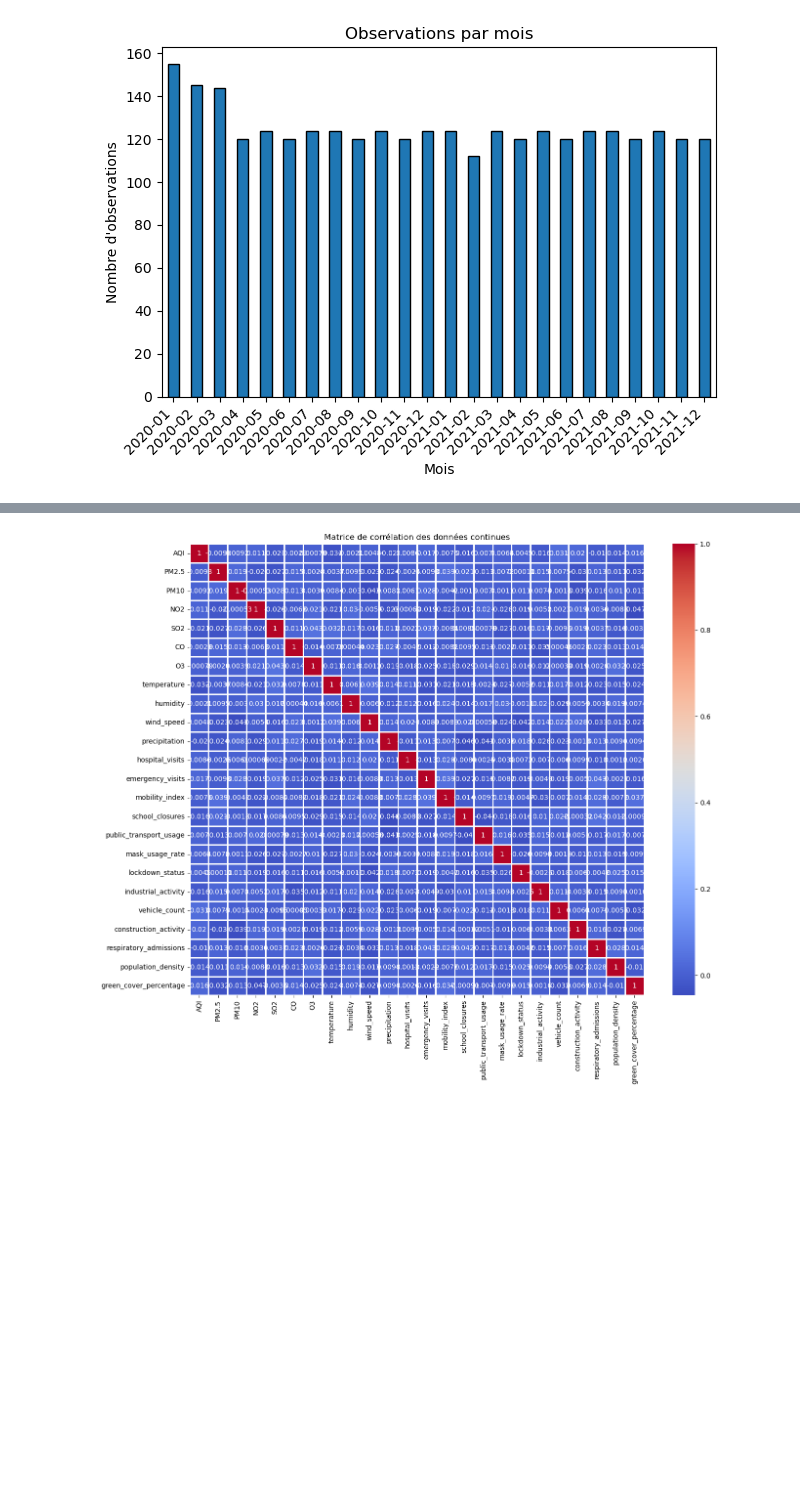
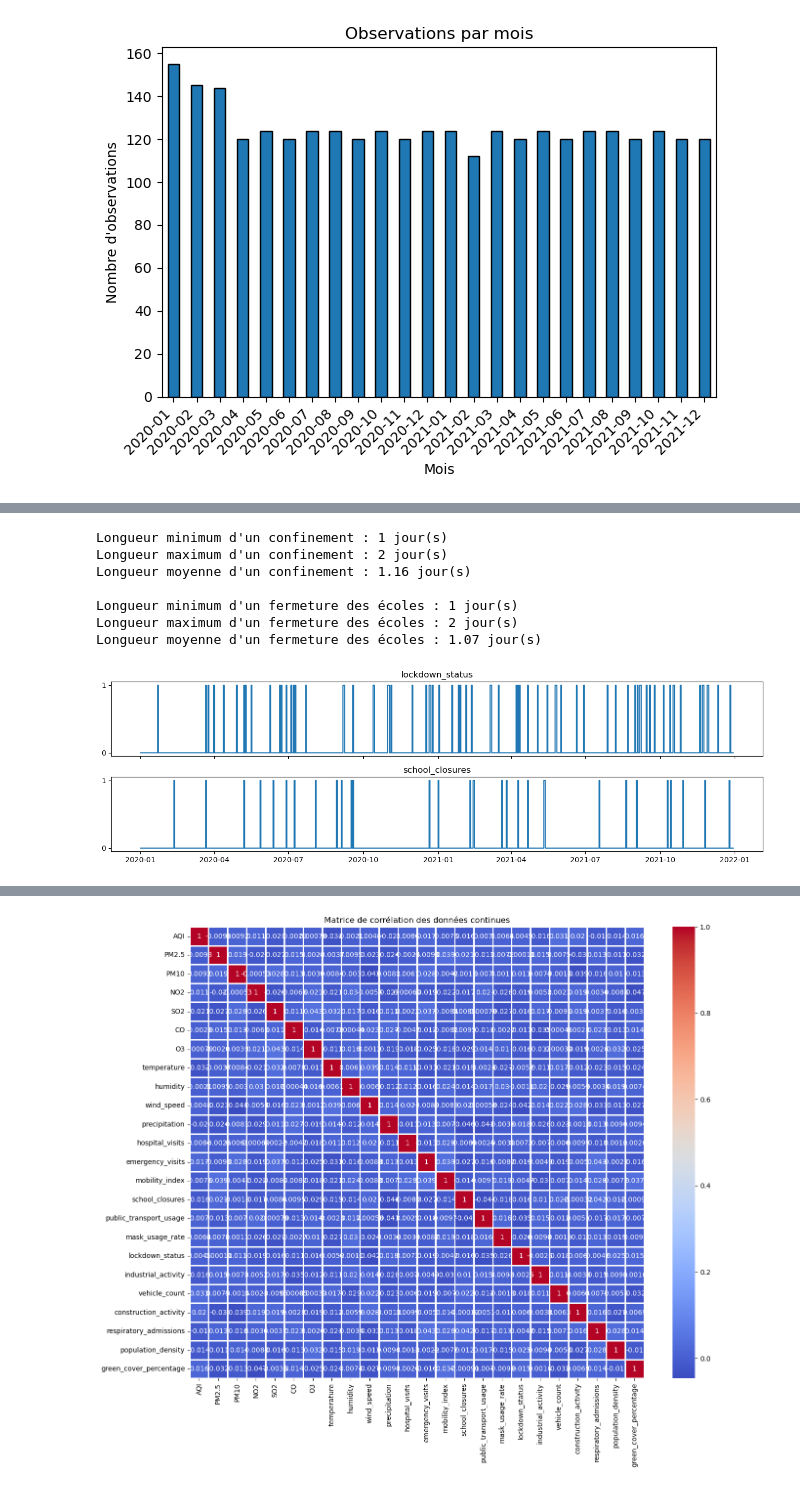
Before and after one commit to AnnaGrn/Projet_Diabetes, a Jupyter notebook: Projet qualité de l'air.ipynb, the cells around one changed output, grey strips where cells are left out. Drawn from its saved outputs; the diff is of its cells as text; code cells hidden in the pictures; blank space fills up the shorter version.

```diff
--- a/Projet qualité de l'air.ipynb
+++ b/Projet qualité de l'air.ipynb
@@ -211,0 +430,36 @@ Lignes partageant la même région et la même date : 807
+# %%
+# Vérifier que lockdown_status et school_closures sont en blocs et non répartis aléatoirement sur des dates quelconques
+
+def longueurs_periodes(col):
+    """Longueurs (en jours) des séquences consécutives où la variable vaut 1."""
+    daily = df.groupby("date")[col].mean().sort_index()
+    serie = (daily >= 0.5).astype(int)                 # valeur majoritaire de la date
+    blocs = (serie != serie.shift()).cumsum()          # identifiant de chaque séquence
+    longueurs = serie.groupby(blocs).agg(["first", "size"])
+    return serie, longueurs.loc[longueurs["first"] == 1, "size"]
+
+noms = {"lockdown_status": "confinement", "school_closures": "fermeture des écoles"}
+
+fig, axes = plt.subplots(2, 1, figsize=(13, 4), sharex=True)
+for ax, (col, nom) in zip(axes, noms.items()):
+    serie, longueurs = longueurs_periodes(col)
+
+    print(f"Longueur minimum d'un {nom} : {longueurs.min()} jour(s)")
+    print(f"Longueur maximum d'un {nom} : {longueurs.max()} jour(s)")
+    print(f"Longueur moyenne d'un {nom} : {longueurs.mean():.2f} jour(s)\n")
+
+    ax.step(serie.index, serie.values, where="post")
+    ax.set_title(col)
+    ax.set_yticks([0, 1])
+
+plt.tight_layout()
+plt.show()
+# %% [output]
+Longueur minimum d'un confinement : 1 jour(s)
+Longueur maximum d'un confinement : 2 jour(s)
+Longueur moyenne d'un confinement : 1.16 jour(s)
+
+Longueur minimum d'un fermeture des écoles : 1 jour(s)
+Longueur maximum d'un fermeture des écoles : 2 jour(s)
+Longueur moyenne d'un fermeture des écoles : 1.07 jour(s)
+[figure, added]
```
Also changed, not shown: parts of 34 cells of this notebook.
